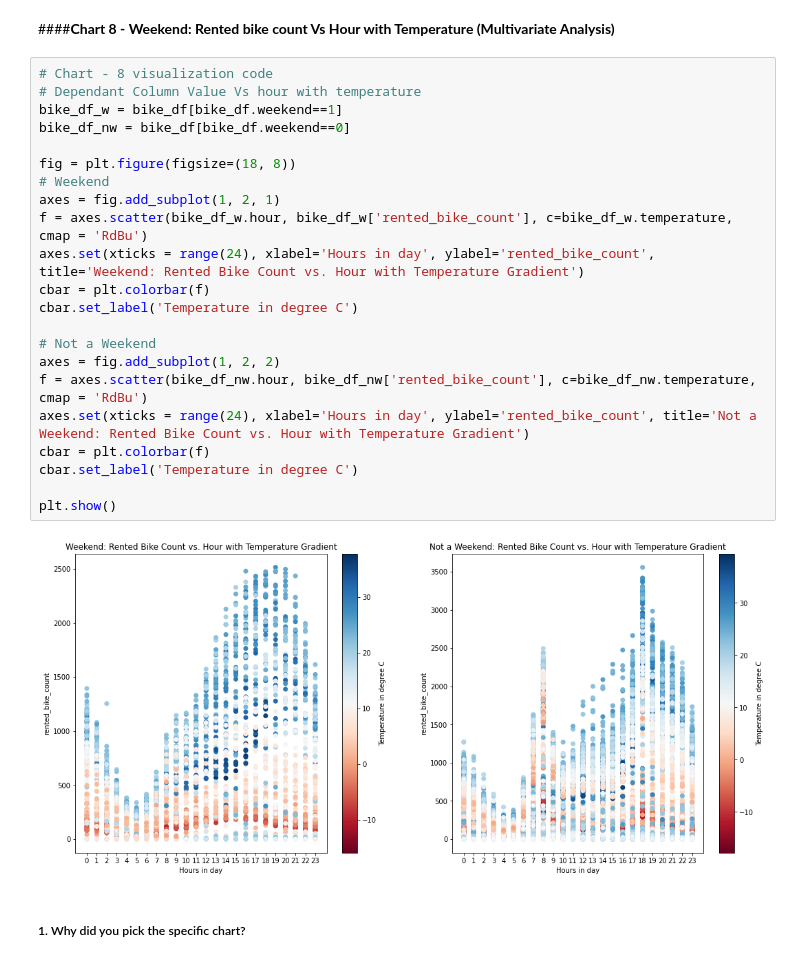
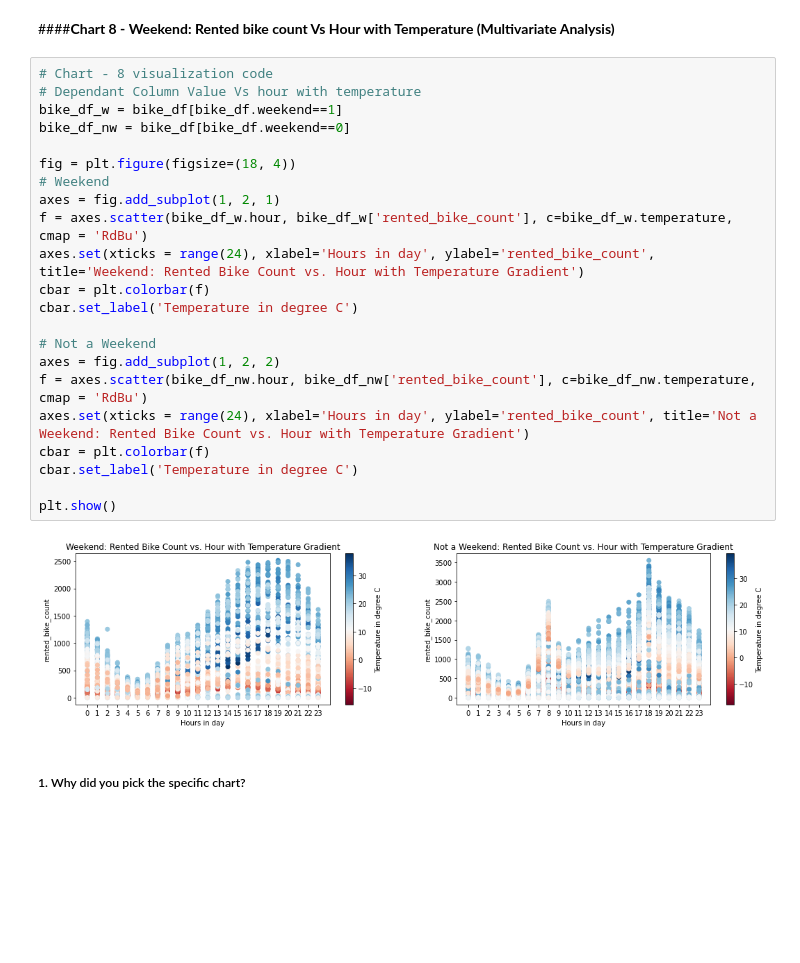
Before and after one commit to Navneet2409/bike-sharing-demand-prediction, a Jupyter notebook: Bike_Sharing_Notebook_Navneet_Keshri.ipynb, the cells around one changed output. Drawn from its saved outputs; the diff is of its cells as text; blank space fills up the shorter version.

```diff
--- a/Bike_Sharing_Notebook_Navneet_Keshri.ipynb
+++ b/Bike_Sharing_Notebook_Navneet_Keshri.ipynb
@@ -695,27 +693,27 @@ The monthly distribution count of rented bikes enables distributors to manage de
 # %%
 # Chart - 8 visualization code
 # Dependant Column Value Vs hour with temperature
 bike_df_w = bike_df[bike_df.weekend==1]
 bike_df_nw = bike_df[bike_df.weekend==0]
 
-fig = plt.figure(figsize=(18, 8))
+fig = plt.figure(figsize=(18, 4))
 # Weekend
 axes = fig.add_subplot(1, 2, 1)
 f = axes.scatter(bike_df_w.hour, bike_df_w['rented_bike_count'], c=bike_df_w.temperature, cmap = 'RdBu')
 axes.set(xticks = range(24), xlabel='Hours in day', ylabel='rented_bike_count', title='Weekend: Rented Bike Count vs. Hour with Temperature Gradient')
 cbar = plt.colorbar(f)
 cbar.set_label('Temperature in degree C')
 
 # Not a Weekend
 axes = fig.add_subplot(1, 2, 2)
 f = axes.scatter(bike_df_nw.hour, bike_df_nw['rented_bike_count'], c=bike_df_nw.temperature, cmap = 'RdBu')
 axes.set(xticks = range(24), xlabel='Hours in day', ylabel='rented_bike_count', title='Not a Weekend: Rented Bike Count vs. Hour with Temperature Gradient')
 cbar = plt.colorbar(f)
 cbar.set_label('Temperature in degree C')
 
 plt.show()
 # %% [output]
-[figure, old version]
+[figure, new version]
 # %% [markdown]
 ##### 1. Why did you pick the specific chart?
 # %% [markdown]
```
Also changed, not shown: parts of 40 cells of this notebook.
